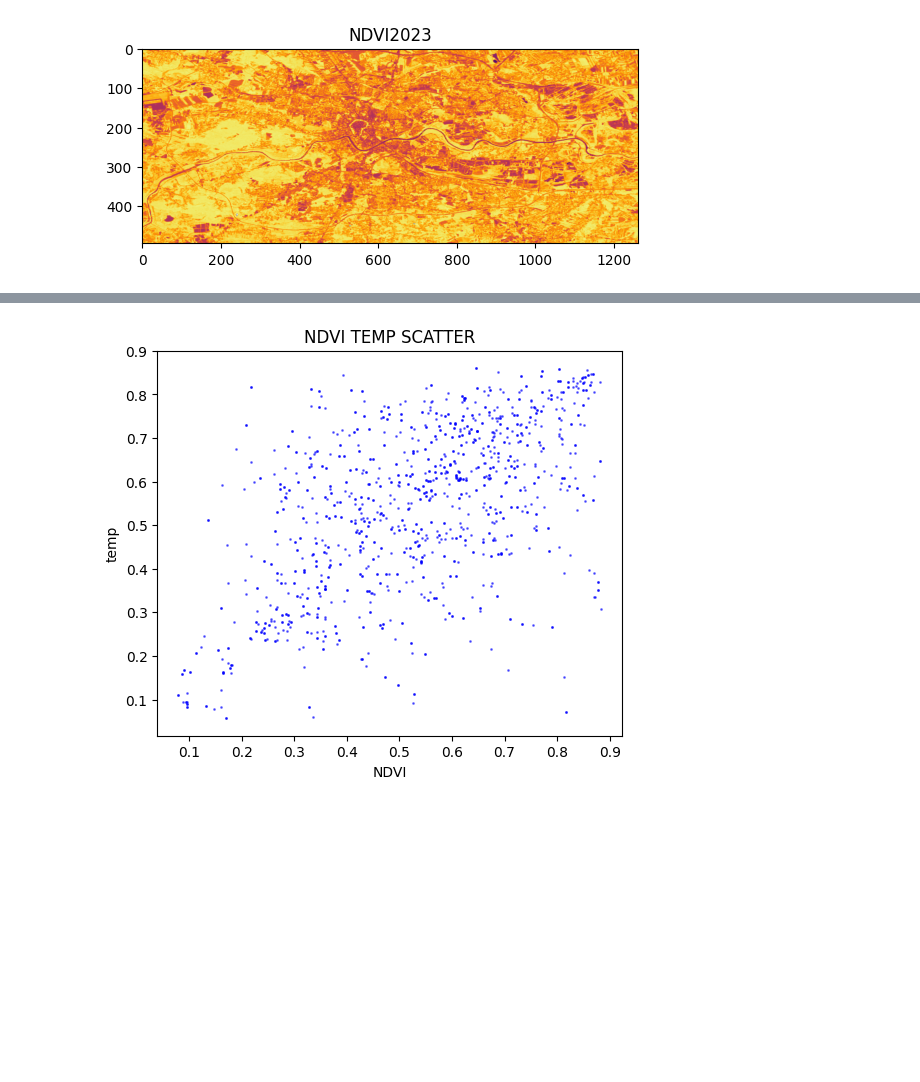
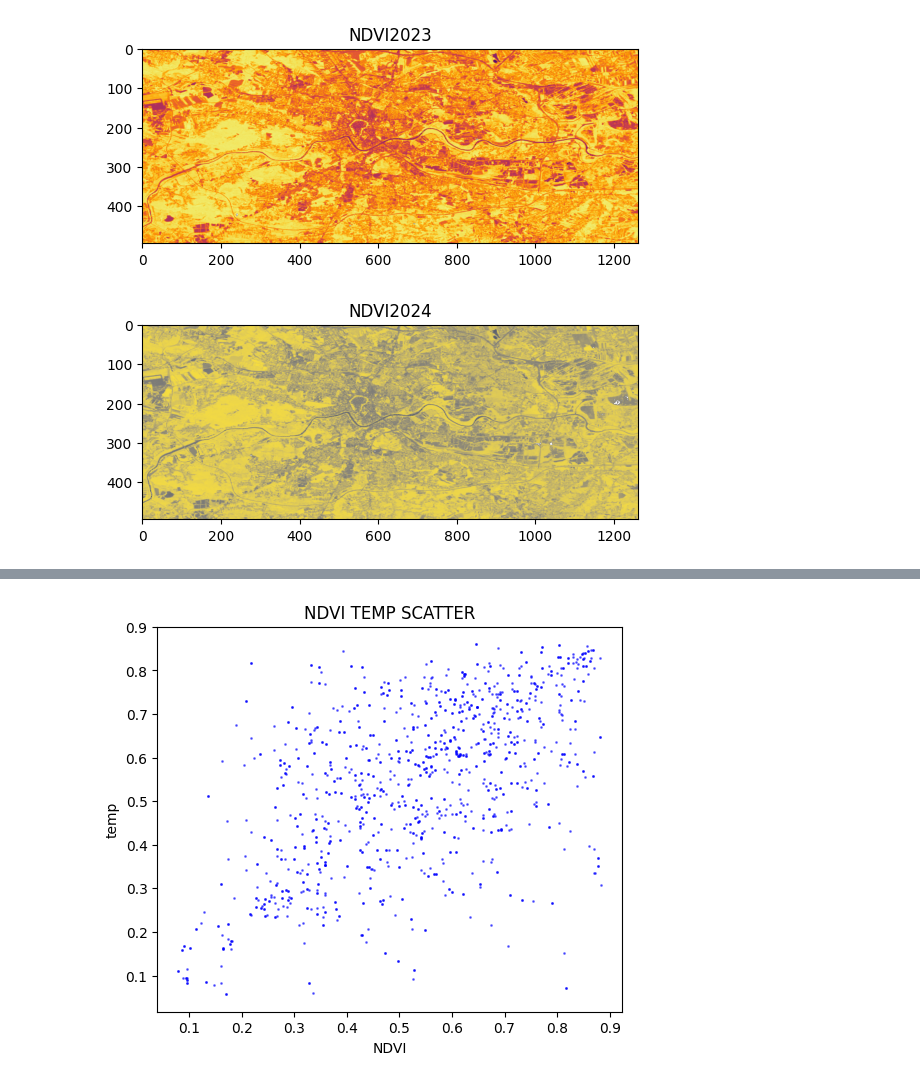
Before and after one commit to MilyM/exam25_rsgis, a Jupyter notebook: Milosz_Cygan/task1.ipynb, the cells around one changed output, grey strips where cells are left out. Drawn from its saved outputs; the diff is of its cells as text; code cells hidden in the pictures; blank space fills up the shorter version.

```diff
--- a/Milosz_Cygan/task1.ipynb
+++ b/Milosz_Cygan/task1.ipynb
@@ -42,6 +42,10 @@ display(imgs[1], 'plasma', 'LST2024')
 display(imgs[2], 'inferno', 'NDVI2023')
 # %% [output]
 [figure]
+# %%
+display(imgs[3], 'cividis', 'NDVI2024')
+# %% [output]
+[figure, added]
 # %%
 def histogram(data, title, bins=50):
     plt.hist(data.ravel(), bins=bins, color='green', alpha=0.9)
```
Also changed, not shown: parts of 6 cells of this notebook, 2 other files.
